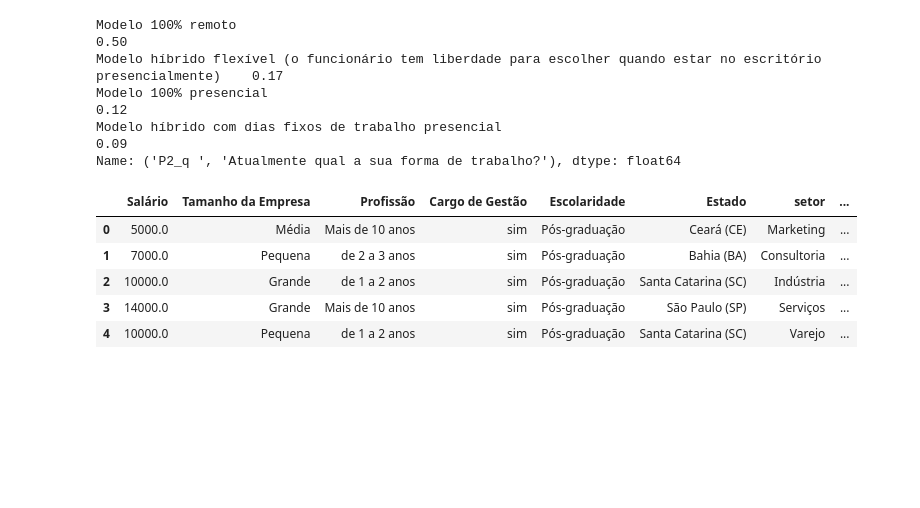
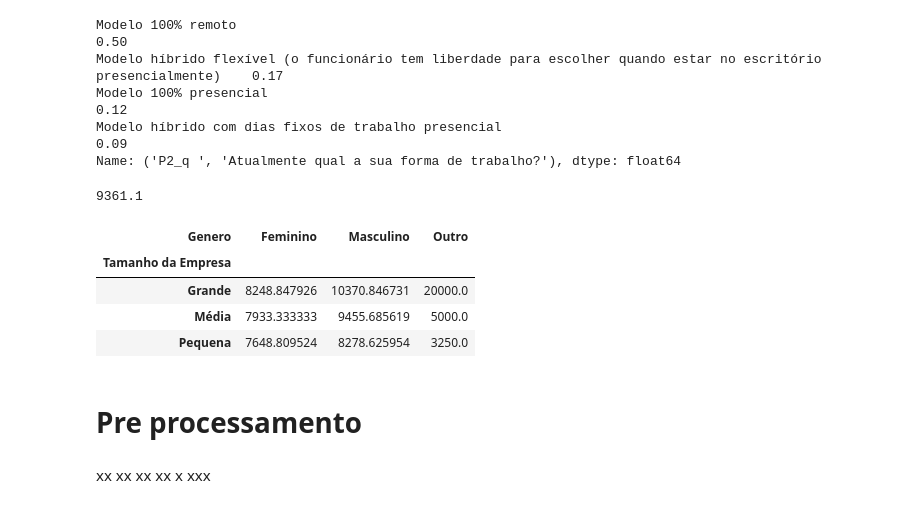
Before and after one commit to DionesGouvea/Salary-Prediction, a Jupyter notebook: Projeto_de_precificacao_de_salario.ipynb, the cells around one changed output. Cells and saved outputs as stored; diff of their text form; code cells hidden in the pictures; blank space fills up the shorter version.

```diff
--- a/Projeto_de_precificacao_de_salario.ipynb
+++ b/Projeto_de_precificacao_de_salario.ipynb
@@ -207,12 +206,21 @@ dados0['setor'] = dados["('P2_b ', 'Setor')"]
 dados0['Linguagem Python'] = dados["('P4_e_c ', 'Python')"]
 dados0['Linguagem R'] = dados["('P4_e_b ', 'R ')"]
 dados0['Linguagem SQL'] = dados["('P4_e_a ', 'SQL')"]
-# %%
-dados0.head()
-# %% [output]
-|  | Salário | Tamanho da Empresa | Profissão | Cargo de Gestão | Escolaridade | Estado | setor | ... |
-| 0 | 5000.0 | Média | Mais de 10 anos | sim | Pós-graduação | Ceará (CE) | Marketing | ... |
-| 1 | 7000.0 | Pequena | de 2 a 3 anos | sim | Pós-graduação | Bahia (BA) | Consultoria | ... |
-| 2 | 10000.0 | Grande | de 1 a 2 anos | sim | Pós-graduação | Santa Catarina (SC) | Indústria | ... |
-| 3 | 14000.0 | Grande | Mais de 10 anos | sim | Pós-graduação | São Paulo (SP) | Serviços | ... |
-| 4 | 10000.0 | Pequena | de 1 a 2 anos | sim | Pós-graduação | Santa Catarina (SC) | Varejo | ... |
+# %%
+#descobrindo a media de salario dos entrevistados
+round(dados0['Salário'].mean(), 2)
+# %% [output]
+9361.1
+# %%
+#visualizando a media de salario por genero e tamanho da empresa
+dados0.groupby(['Genero', 'Tamanho da Empresa']).mean()['Salário'].unstack().T
+# %% [output]
+| Genero | Feminino | Masculino | Outro |
+| Tamanho da Empresa |  |  |  |
+| Grande | 8248.847926 | 10370.846731 | 20000.0 |
+| Média | 7933.333333 | 9455.685619 | 5000.0 |
+| Pequena | 7648.809524 | 8278.625954 | 3250.0 |
+# %% [markdown]
+# Pre processamento
+# %% [markdown]
+xx xx xx xx x xxx
```
Also changed, not shown: parts of 4 cells of this notebook.
